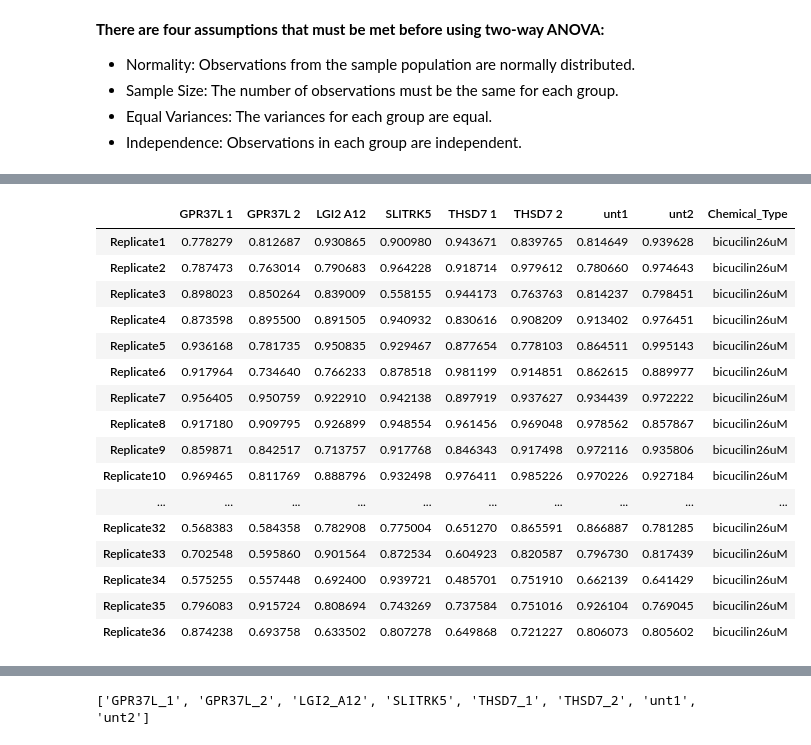
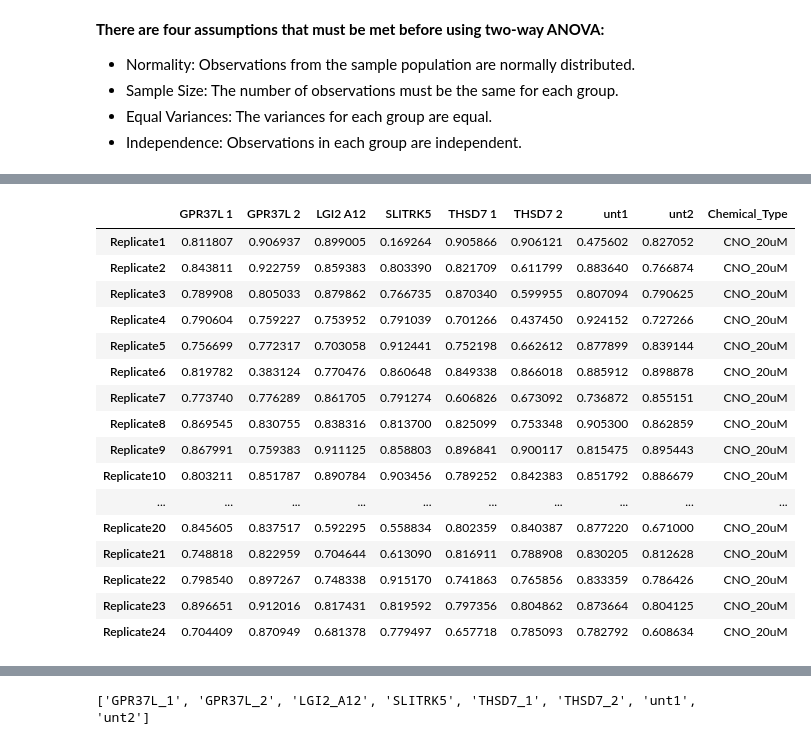
Before and after one commit to poojaparameswaran99/MEA_analysis, a Jupyter notebook: analysis/two_way_ANOVA_test.ipynb, the cells around one changed output, grey strips where cells are left out. Saved outputs shown, nothing was run; the diff lists cells and outputs as text; code cells hidden in the pictures.

Commit message:
generalized 2wayANOVA for diff doses, and diff pertrubations

```diff
--- a/analysis/two_way_ANOVA_test.ipynb
+++ b/analysis/two_way_ANOVA_test.ipynb
@@ -60,23 +69,22 @@ dose4_folder = f"{parent}/data/DIV19_plate1,3_CNO/Div19_20uM_CNO"
 # %%
 def read_csvs_to_dict(folder):
     files = glob.glob(os.path.join(folder, "*.csv"))
-    print(files)
     data_dict = {}
     for file in files:
         # Extracting the plate number from the filename
         plate_num = re.search(r'plate\s?(\d+)', file, re.IGNORECASE)
         if plate_num:
-            print(plate_num)
             plate_key = f"plate_{plate_num.group(1)}"
             df = pd.read_csv(file, skiprows = lines_to_skip)
             df = df.drop(columns=['Unnamed: 9'])
             data_dict[plate_key] = df
     return data_dict
 basal_files_dict = read_csvs_to_dict(basal_folder)
-# dose1_files_dict = read_csvs_to_dict(dose1_folder)
-# dose2_files_dict = read_csvs_to_dict(dose2_folder)
-# dose3_files_dict = read_csvs_to_dict(dose3_folder)
-# dose4_files_dict = read_csvs_to_dict(dose4_folder)
+dose1_files_dict = read_csvs_to_dict(dose1_folder)
+dose2_files_dict = read_csvs_to_dict(dose2_folder)
+dose3_files_dict = read_csvs_to_dict(dose3_folder)
+dose4_files_dict = read_csvs_to_dict(dose4_folder)
 
-basal_files_dict.keys()
+for ind, dictionary in enumerate([basal_files_dict, dose1_files_dict, dose2_files_dict, dose3_files_dict, dose4_files_dict]):
+    print(list(doses.keys())[ind], dictionary.keys() )
 # %% [output]
@@ -125,9 +124,13 @@ def concat_plates(dfs_dict, firstHeading):
         concated_table = pd.concat(df_list, ignore_index=False)
         testparams_concat[testparam] = concated_table
 
+    testparams_concat = {key.strip(): value for key, value in testparams_concat.items()}
     return testparams_concat
 
 basal_dict_wmeanSEM= concat_plates(basal_files_dict, firstTableHeading)
-bicu2uM_dict_wmeanSEM = concat_plates(bicu2uM_files_dict, firstTableHeading)
-bicu6uM_dict_wmeanSEM = concat_plates(bicu6uM_files_dict, firstTableHeading)
-bicu26uM_dict_wmeanSEM = concat_plates(bicu26uM_files_dict, firstTableHeading)
+dose1_dict_wmeanSEM = concat_plates(dose1_files_dict, firstTableHeading)
+dose2_dict_wmeanSEM = concat_plates(dose2_files_dict, firstTableHeading)
+dose3_dict_wmeanSEM = concat_plates(dose3_files_dict, firstTableHeading)
+dose4_dict_wmeanSEM = concat_plates(dose4_files_dict, firstTableHeading)
+
+dose4_dict_wmeanSEM.keys()
@@ -141,9 +146,12 @@ def remove_mean_SEM(dictionary, chemical_type):
     return dictionary
 
 basal_dictmessy = remove_mean_SEM(basal_dict_wmeanSEM, chemical_type="basal")
-bicu2uM_dictmessy = remove_mean_SEM(bicu2uM_dict_wmeanSEM,chemical_type="bicucilin2uM")
-bicu6uM_dictmessy = remove_mean_SEM(bicu6uM_dict_wmeanSEM, chemical_type="bicucilin6uM")
-bicu26uM_dictmessy = remove_mean_SEM(bicu26uM_dict_wmeanSEM, chemical_type="bicucilin26uM")
+dose1_dictmessy = remove_mean_SEM(dose1_dict_wmeanSEM,chemical_type="CNO_5uM")
+dose2_dictmessy = remove_mean_SEM(dose2_dict_wmeanSEM, chemical_type="CNO_10uM")
+dose3_dictmessy = remove_mean_SEM(dose3_dict_wmeanSEM, chemical_type="CNO_15uM")
+dose4_dictmessy = remove_mean_SEM(dose4_dict_wmeanSEM, chemical_type="CNO_20uM")
+
 # print(basal_dict['Number of Covered Electrodes'].columns)
-basal_dictmessy['Mean Firing Rate (Hz)']
+# dose1_dictmessy['Mean Firing Rate (Hz)']
+dose1_dictmessy.keys()
 # %% [output]
@@ -168,33 +159,34 @@ basal_dictmessy['Mean Firing Rate (Hz)']
 # %%
 def rename_row_names(experiment_df):
     # 'Unnamed: 0' is a column
     experiment_df = experiment_df.reset_index()
     experiment_df = experiment_df.drop(columns="Unnamed: 0", errors="ignore")
     experiment_df.index = ["Replicate{}".format(i+1) for i in range(len(experiment_df))]
     return experiment_df
 
 basal_dict = {key: rename_row_names(df) for key, df in basal_dictmessy.items()}
-bicu2uM_dict = {key: rename_row_names(df) for key, df in bicu2uM_dictmessy.items()}
-bicu6uM_dict = {key: rename_row_names(df) for key, df in bicu6uM_dictmessy.items()}
-bicu26uM_dict = {key: rename_row_names(df) for key, df in bicu26uM_dictmessy.items()}
+dose1_dict = {key: rename_row_names(df) for key, df in dose1_dictmessy.items()}
+dose2_dict = {key: rename_row_names(df) for key, df in dose2_dictmessy.items()}
+dose3_dict = {key: rename_row_names(df) for key, df in dose3_dictmessy.items()}
+dose4_dict = {key: rename_row_names(df) for key, df in dose4_dictmessy.items()}
 
-bicu26uM_dict['Area Under Normalized Cross-Correlation']
+dose4_dict['Area Under Normalized Cross-Correlation']
 # %% [output]
 |  | GPR37L 1 | GPR37L 2 | LGI2 A12 | SLITRK5 | THSD7 1 | THSD7 2 | unt1 | unt2 | Chemical_Type |
-| Replicate1 | 0.778279 | 0.812687 | 0.930865 | 0.900980 | 0.943671 | 0.839765 | 0.814649 | 0.939628 | bicucilin26uM |
-| Replicate2 | 0.787473 | 0.763014 | 0.790683 | 0.964228 | 0.918714 | 0.979612 | 0.780660 | 0.974643 | bicucilin26uM |
-| Replicate3 | 0.898023 | 0.850264 | 0.839009 | 0.558155 | 0.944173 | 0.763763 | 0.814237 | 0.798451 | bicucilin26uM |
-| Replicate4 | 0.873598 | 0.895500 | 0.891505 | 0.940932 | 0.830616 | 0.908209 | 0.913402 | 0.976451 | bicucilin26uM |
-| Replicate5 | 0.936168 | 0.781735 | 0.950835 | 0.929467 | 0.877654 | 0.778103 | 0.864511 | 0.995143 | bicucilin26uM |
-| Replicate6 | 0.917964 | 0.734640 | 0.766233 | 0.878518 | 0.981199 | 0.914851 | 0.862615 | 0.889977 | bicucilin26uM |
-| Replicate7 | 0.956405 | 0.950759 | 0.922910 | 0.942138 | 0.897919 | 0.937627 | 0.934439 | 0.972222 | bicucilin26uM |
-| Replicate8 | 0.917180 | 0.909795 | 0.926899 | 0.948554 | 0.961456 | 0.969048 | 0.978562 | 0.857867 | bicucilin26uM |
-| Replicate9 | 0.859871 | 0.842517 | 0.713757 | 0.917768 | 0.846343 | 0.917498 | 0.972116 | 0.935806 | bicucilin26uM |
-| Replicate10 | 0.969465 | 0.811769 | 0.888796 | 0.932498 | 0.976411 | 0.985226 | 0.970226 | 0.927184 | bicucilin26uM |
+| Replicate1 | 0.811807 | 0.906937 | 0.899005 | 0.169264 | 0.905866 | 0.906121 | 0.475602 | 0.827052 | CNO_20uM |
+| Replicate2 | 0.843811 | 0.922759 | 0.859383 | 0.803390 | 0.821709 | 0.611799 | 0.883640 | 0.766874 | CNO_20uM |
+| Replicate3 | 0.789908 | 0.805033 | 0.879862 | 0.766735 | 0.870340 | 0.599955 | 0.807094 | 0.790625 | CNO_20uM |
+| Replicate4 | 0.790604 | 0.759227 | 0.753952 | 0.791039 | 0.701266 | 0.437450 | 0.924152 | 0.727266 | CNO_20uM |
+| Replicate5 | 0.756699 | 0.772317 | 0.703058 | 0.912441 | 0.752198 | 0.662612 | 0.877899 | 0.839144 | CNO_20uM |
+| Replicate6 | 0.819782 | 0.383124 | 0.770476 | 0.860648 | 0.849338 | 0.866018 | 0.885912 | 0.898878 | CNO_20uM |
+| Replicate7 | 0.773740 | 0.776289 | 0.861705 | 0.791274 | 0.606826 | 0.673092 | 0.736872 | 0.855151 | CNO_20uM |
+| Replicate8 | 0.869545 | 0.830755 | 0.838316 | 0.813700 | 0.825099 | 0.753348 | 0.905300 | 0.862859 | CNO_20uM |
+| Replicate9 | 0.867991 | 0.759383 | 0.911125 | 0.858803 | 0.896841 | 0.900117 | 0.815475 | 0.895443 | CNO_20uM |
+| Replicate10 | 0.803211 | 0.851787 | 0.890784 | 0.903456 | 0.789252 | 0.842383 | 0.851792 | 0.886679 | CNO_20uM |
 | ... | ... | ... | ... | ... | ... | ... | ... | ... | ... |
-| Replicate32 | 0.568383 | 0.584358 | 0.782908 | 0.775004 | 0.651270 | 0.865591 | 0.866887 | 0.781285 | bicucilin26uM |
-| Replicate33 | 0.702548 | 0.595860 | 0.901564 | 0.872534 | 0.604923 | 0.820587 | 0.796730 | 0.817439 | bicucilin26uM |
-| Replicate34 | 0.575255 | 0.557448 | 0.692400 | 0.939721 | 0.485701 | 0.751910 | 0.662139 | 0.641429 | bicucilin26uM |
-| Replicate35 | 0.796083 | 0.915724 | 0.808694 | 0.743269 | 0.737584 | 0.751016 | 0.926104 | 0.769045 | bicucilin26uM |
-| Replicate36 | 0.874238 | 0.693758 | 0.633502 | 0.807278 | 0.649868 | 0.721227 | 0.806073 | 0.805602 | bicucilin26uM |
+| Replicate20 | 0.845605 | 0.837517 | 0.592295 | 0.558834 | 0.802359 | 0.840387 | 0.877220 | 0.671000 | CNO_20uM |
+| Replicate21 | 0.748818 | 0.822959 | 0.704644 | 0.613090 | 0.816911 | 0.788908 | 0.830205 | 0.812628 | CNO_20uM |
+| Replicate22 | 0.798540 | 0.897267 | 0.748338 | 0.915170 | 0.741863 | 0.765856 | 0.833359 | 0.786426 | CNO_20uM |
+| Replicate23 | 0.896651 | 0.912016 | 0.817431 | 0.819592 | 0.797356 | 0.804862 | 0.873664 | 0.804125 | CNO_20uM |
+| Replicate24 | 0.704409 | 0.870949 | 0.681378 | 0.779497 | 0.657718 | 0.785093 | 0.782792 | 0.608634 | CNO_20uM |
 # %%
```
Also changed, not shown: parts of 18 cells of this notebook.
